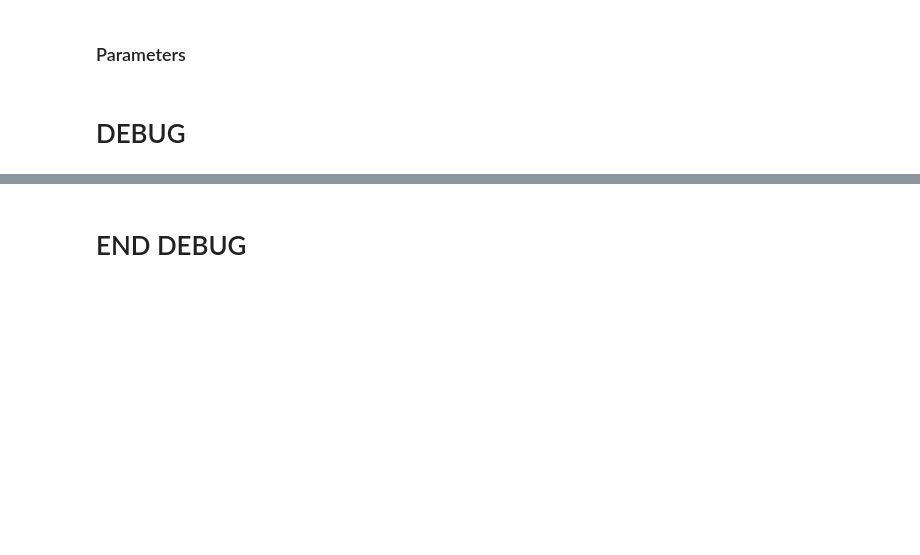
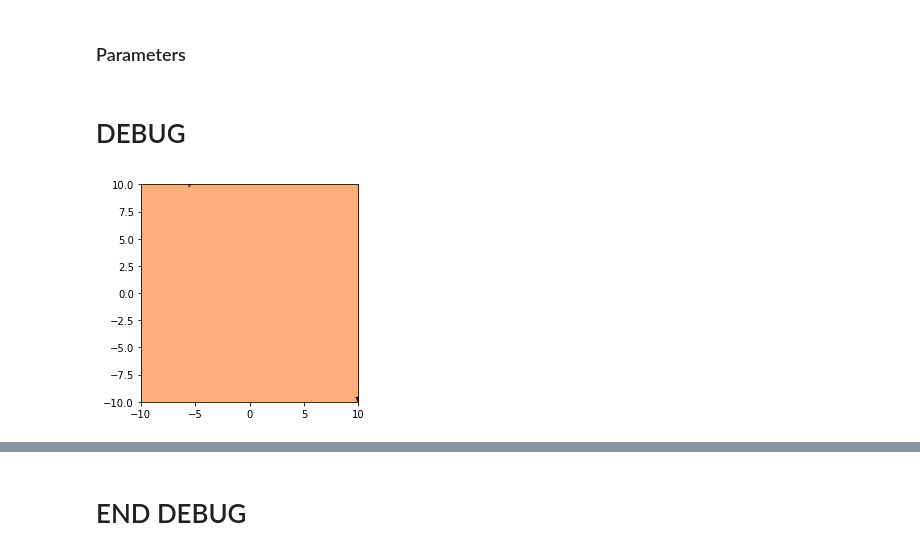
Before and after one commit to zhafen/stained_glass, a Jupyter notebook: examples/ structure_sensitivity.ipynb, the cells around one changed output, grey strips where cells are left out. Cells and saved outputs as stored; diff of their text form; code cells hidden in the pictures; blank space fills up the shorter version.

Commit message:
Added exploration of the relationship between input fcov and actual fcov. Next step: generate a lookup table.

```diff
--- a/examples/ structure_sensitivity.ipynb
+++ b/examples/ structure_sensitivity.ipynb
@@ -73,6 +73,38 @@ f_covs = np.arange( 0.1, 1.0, 0.1 )
 clump_val = 5e7
 # %% [markdown]
 # DEBUG
-# %%
-ip = idealized.IdealizedProjection( sidelength )
-ip.
+# %%
+r_area = np.sqrt( 2. ) * 10.
+# %%
+fcovs = np.linspace( 0., 5., 32 )
+r_clumps = np.logspace( -0.5, 0.5, 10 )
+# %%
+fig = plt.figure()
+ax = plt.gca()
+
+all_fcovs = []
+for i, r_clump in enumerate( r_clumps ):
+    actual_fcovs = []
+    for j, fcov in tqdm( enumerate( fcovs ) ):
+
+        ip = idealized.IdealizedProjection()
+        ip.add_clumps_nopatch(
+            r_clump = r_clump,
+            c = ( 0., 0. ),
+            r_area = r_area,
+            fcov = fcov,
+#             verbose = True,
+        )
+
+        values = ip.plot_idealized_projection_pixel(
+            ax,
+            resolution = (256, 256),
+        )
+
+        actual_fcov = values.sum() / values.size
+
+        actual_fcovs.append( actual_fcov )
+
+    all_fcovs.append( actual_fcovs )
+# %% [output]
+[figure, added]
```
Also changed, not shown: parts of 8 cells of this notebook, 1 other file.
